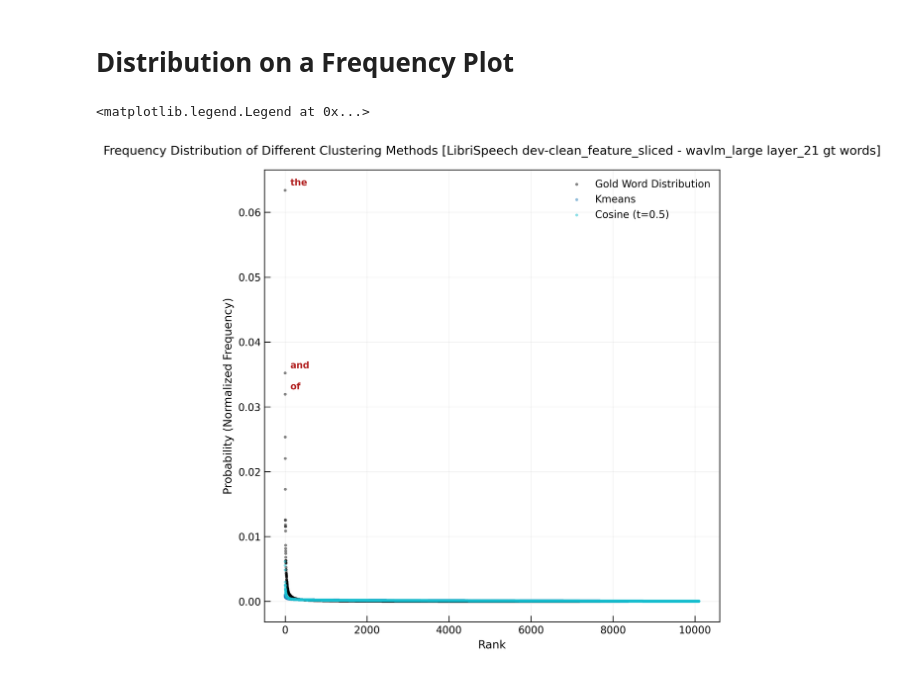
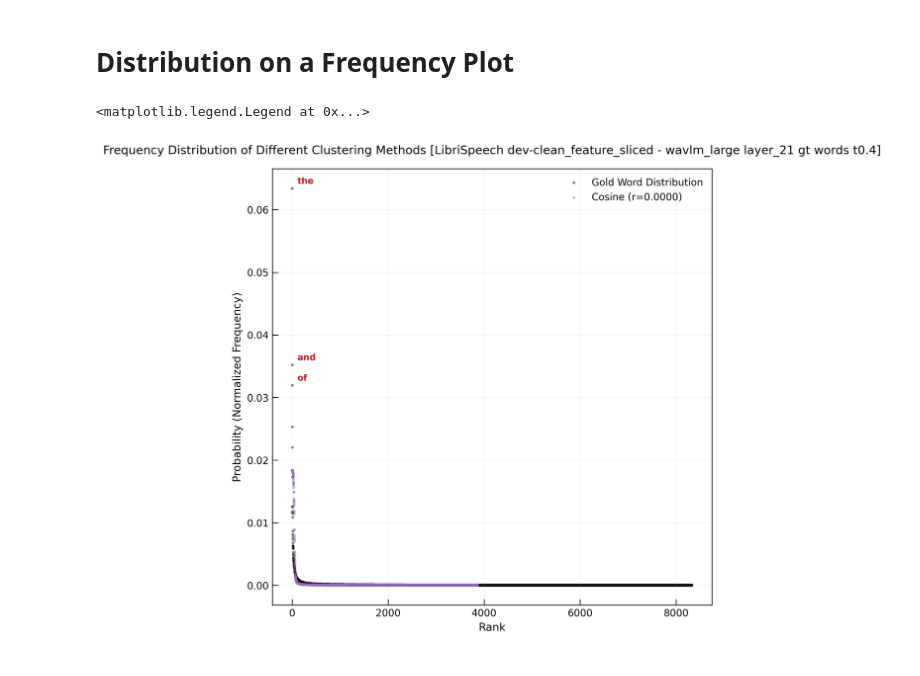
Before and after one commit to adendorffy/zipf-clus, a Jupyter notebook: zipf.ipynb, the cells around one changed output. Drawn from its saved outputs; the diff is of its cells as text; code cells hidden in the pictures.

```diff
--- a/zipf.ipynb
+++ b/zipf.ipynb
@@ -71,7 +78,8 @@ Info: wavlm_large layer_21 gt words
 # %% [markdown]
 # Distribution on a Log-log plot
 # %%
-title = f"Zipf Distribution of Different Clustering Methods [{dataset} - {info}]"
+title = f"Zipf Distribution of Clustering Methods\n[{dataset} - {info}]"
+paths = sorted(partition_dir.glob("*.txt"), key=extract_threshold)
 
 fig, ax = plt.subplots(figsize=(8, 8), dpi=300)
 num_paths = len(paths)
@@ -104,6 +112,7 @@ for i, path in enumerate(paths):
         data_label = get_data_label(path.stem)
     except NameError:
         data_label = "Empirical"
+
     clusters = get_clusters(path)
     counts = sorted([len(c) for c in clusters], reverse=True)
     counts_norm = np.array(counts) / sum(counts)
@@ -131,4 +140,7 @@ ax.set_ylabel('Probability (Normalized Frequency)', fontsize=11)
 ax.grid(True, which="both", ls="-", alpha=0.15)
 ax.tick_params(direction='in', which='both', length=6)
 ax.legend(frameon=False, fontsize=10)
+
+plt.tight_layout()
+plt.show()
 # %% [output]
@@ -154,45 +165,46 @@ ax.scatter(w_ranks[:limit], gold_word_freq[:limit], color='black', s=8,
 
 for i in range(min(3, len(gold_unique_tokens))):
     ax.annotate(gold_unique_tokens[i],
                 (w_ranks[i], gold_word_freq[i]),
                 textcoords="offset points",
                 xytext=(5, 5),
                 ha='left',
                 fontsize=9,
                 fontweight='bold',
                 color='firebrick')
 
 global_max_freq = 0
 global_max_rank = 0
 
-for i, path in enumerate(paths):
-    try:
-        data_label = get_data_label(path.stem)
-    except NameError:
-        data_label = "Empirical"
+path = Path("outputs/LibriSpeech/dev-clean_feature_sliced/wavlm_large/layer_21/gt/words/t0.4/cosine_t0.4_r0.0000_55.38.txt")
 
-    clusters = get_clusters(path)
-    counts = sorted([len(c) for c in clusters], reverse=True)
-    counts_norm = np.array(counts) / sum(counts)
-    ranks = np.arange(1, len(counts) + 1)
+try:
+    data_label = get_data_label(path.stem)
+except NameError:
+    data_label = "Empirical"
 
-    global_max_freq = max(global_max_freq, counts_norm[0])
-    global_max_rank = max(global_max_rank, len(counts))
+clusters = get_clusters(path)
+counts = sorted([len(c) for c in clusters], reverse=True)
+counts_norm = np.array(counts) / sum(counts)
+ranks = np.arange(1, len(counts) + 1)
 
-    ax.scatter(ranks, counts_norm, color=color_map(i), s=8,
-            alpha=0.5, label=f'{data_label.capitalize()}',
-            edgecolors='none', zorder=5)
+global_max_freq = max(global_max_freq, counts_norm[0])
+global_max_rank = max(global_max_rank, len(counts))
+
+ax.scatter(ranks, counts_norm, color=color_map(i), s=8,
+        alpha=0.5, label=f'{data_label.capitalize()}',
+        edgecolors='none', zorder=5)
 
 global_max_freq = max(global_max_freq, w_counts[0])
 global_max_rank = max(global_max_rank, len(w_counts))
 
 ax.set_title(title, fontsize=12, pad=15)
 ax.set_xlabel('Rank', fontsize=11)
 ax.set_ylabel('Probability (Normalized Frequency)', fontsize=11)
 
 ax.grid(True, which="both", ls="-", alpha=0.15)
 ax.tick_params(direction='in', which='both', length=6)
 ax.legend(frameon=False, fontsize=10)
 # %% [output]
 <matplotlib.legend.Legend at 0x...>
-[figure, old version]
+[figure, new version]
```
Also changed, not shown: parts of 4 cells of this notebook, 5 other files.
